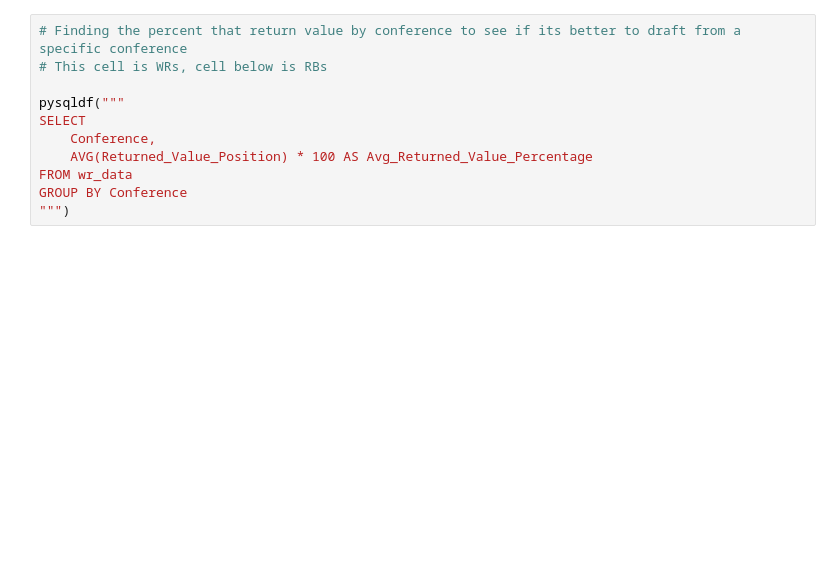
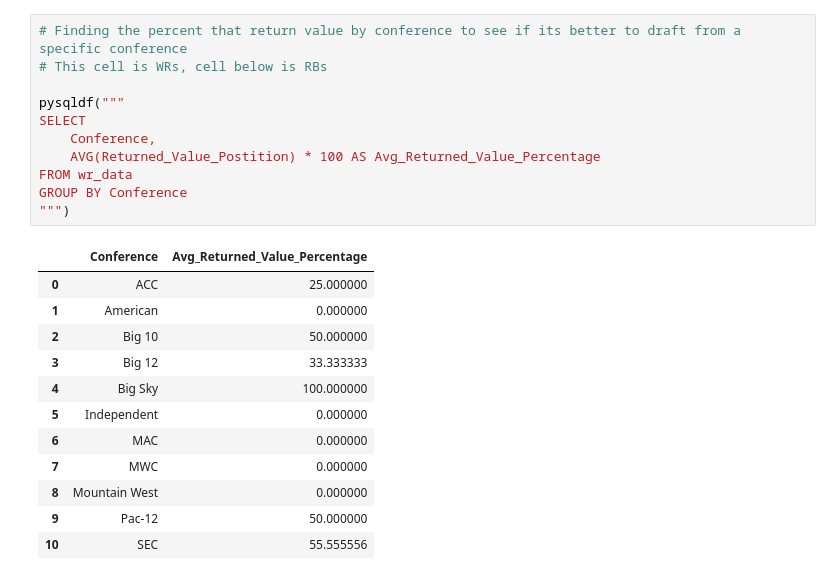
Before and after one commit to azimmer99/cse314a-project-material, a Jupyter notebook: Project_Work.ipynb, the cells around one changed output. Drawn from its saved outputs; the diff is of its cells as text; blank space fills up the shorter version.

```diff
--- a/Project_Work.ipynb
+++ b/Project_Work.ipynb
@@ -11,14 +20,27 @@ qb_data = pd.read_csv('qb_data.csv')
 # %%
 # Finding the percent that return value by conference to see if its better to draft from a specific conference
 # This cell is WRs, cell below is RBs
 
 pysqldf("""
 SELECT
     Conference,
-    AVG(Returned_Value_Position) * 100 AS Avg_Returned_Value_Percentage
+    AVG(Returned_Value_Postition) * 100 AS Avg_Returned_Value_Percentage
 FROM wr_data
 GROUP BY Conference
 """)
+# %% [output]
+|  | Conference | Avg_Returned_Value_Percentage |
+| 0 | ACC | 25.000000 |
+| 1 | American | 0.000000 |
+| 2 | Big 10 | 50.000000 |
+| 3 | Big 12 | 33.333333 |
+| 4 | Big Sky | 100.000000 |
+| 5 | Independent | 0.000000 |
+| 6 | MAC | 0.000000 |
+| 7 | MWC | 0.000000 |
+| 8 | Mountain West | 0.000000 |
+| 9 | Pac-12 | 50.000000 |
+| 10 | SEC | 55.555556 |
 # %%
 pysqldf("""
 SELECT
```
Also changed, not shown: parts of 19 cells of this notebook.
